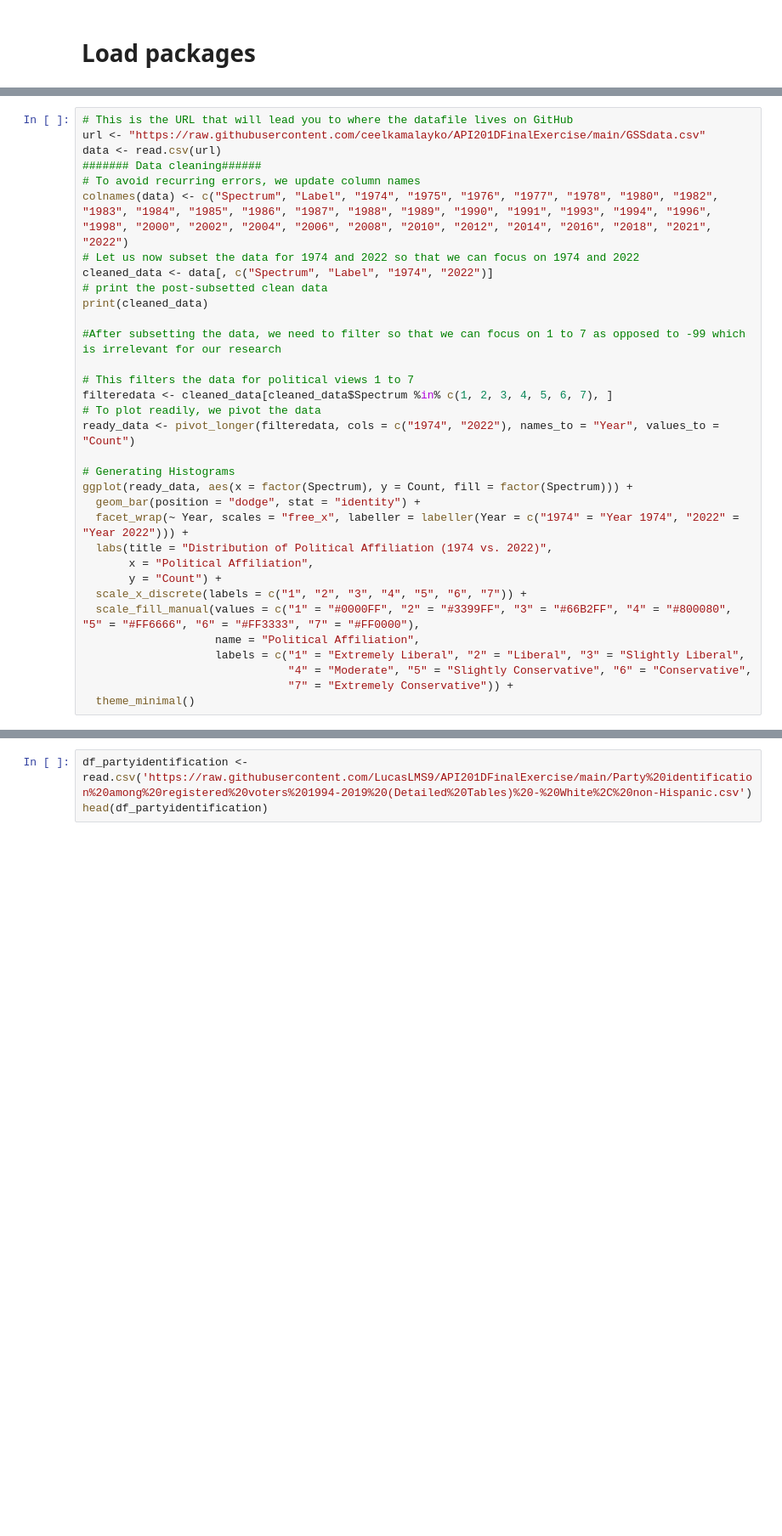
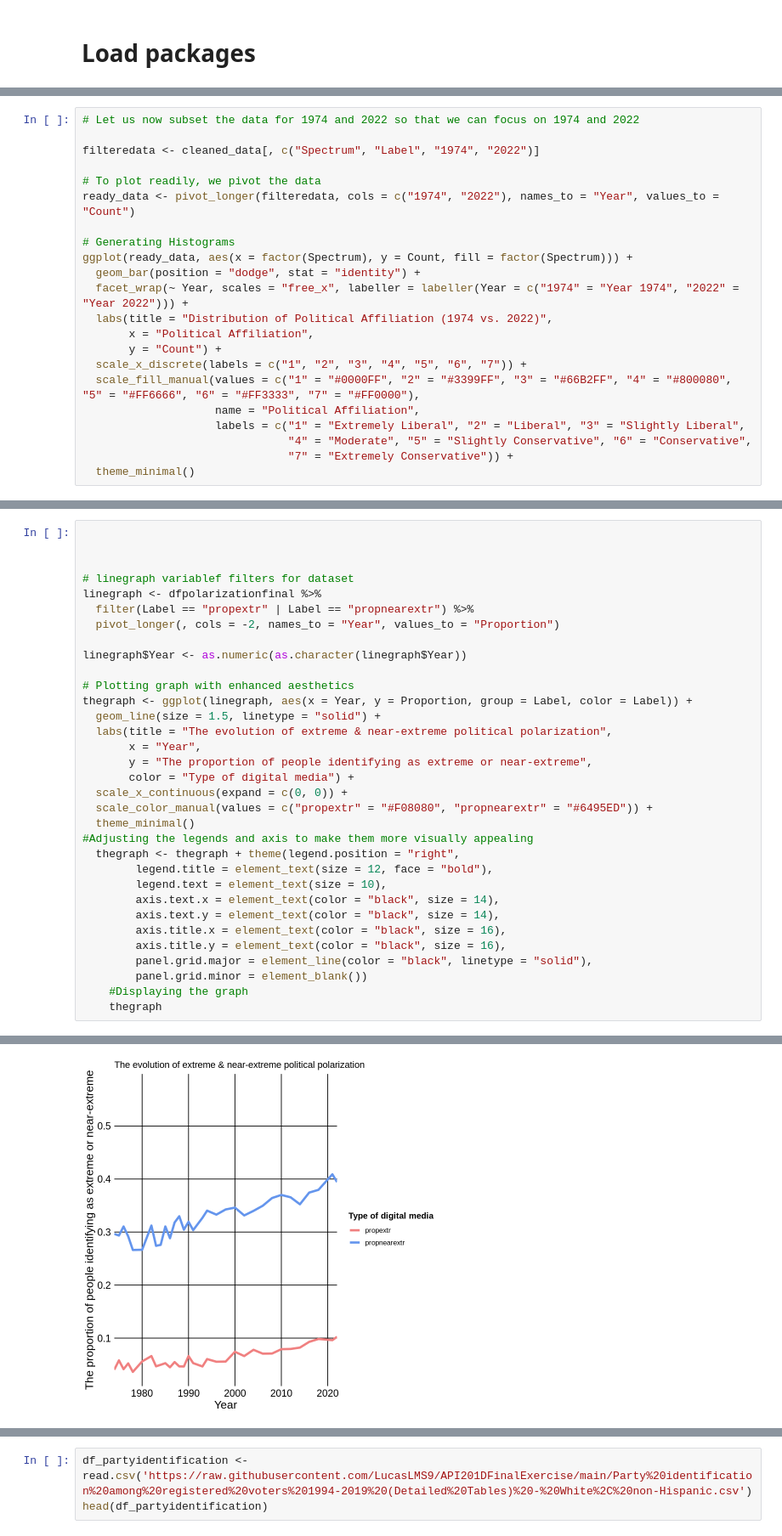
Before and after one commit to ceelkamalayko/API201DFinalExercise, a Jupyter notebook: Final_Exercise_notebook.ipynb, the cells around one changed output, grey strips where cells are left out. Shown at 85% size. Cells and saved outputs as stored; diff of their text form; blank space fills up the shorter version.

```diff
--- a/Final_Exercise_notebook.ipynb
+++ b/Final_Exercise_notebook.ipynb
@@ -21,19 +94,8 @@ ERROR: ignored
 # %%
-# This is the URL that will lead you to where the datafile lives on GitHub
-url <- "https://raw.githubusercontent.com/ceelkamalayko/API201DFinalExercise/main/GSSdata.csv"
-data <- read.csv(url)
-####### Data cleaning######
-# To avoid recurring errors, we update column names
-colnames(data) <- c("Spectrum", "Label", "1974", "1975", "1976", "1977", "1978", "1980", "1982", "1983", "1984", "1985", "1986", "1987", "1988", "1989", "1990", "1991", "1993", "1994", "1996", "1998", "2000", "2002", "2004", "2006", "2008", "2010", "2012", "2014", "2016", "2018", "2021", "2022")
 # Let us now subset the data for 1974 and 2022 so that we can focus on 1974 and 2022
-cleaned_data <- data[, c("Spectrum", "Label", "1974", "2022")]
-# print the post-subsetted clean data
-print(cleaned_data)
 
-#After subsetting the data, we need to filter so that we can focus on 1 to 7 as opposed to -99 which is irrelevant for our research
+filteredata <- cleaned_data[, c("Spectrum", "Label", "1974", "2022")]
 
-# This filters the data for political views 1 to 7
-filteredata <- cleaned_data[cleaned_data$Spectrum %in% c(1, 2, 3, 4, 5, 6, 7), ]
 # To plot readily, we pivot the data
 ready_data <- pivot_longer(filteredata, cols = c("1974", "2022"), names_to = "Year", values_to = "Count")
 
@@ -89,0 +207,34 @@ ggplot(ready_data, aes(x = factor(Year), y = Proportion, fill = factor(Spectrum)
+# %%
+
+
+
+# linegraph variablef filters for dataset
+linegraph <- dfpolarizationfinal %>%
+  filter(Label == "propextr" | Label == "propnearextr") %>%
+  pivot_longer(, cols = -2, names_to = "Year", values_to = "Proportion")
+
+linegraph$Year <- as.numeric(as.character(linegraph$Year))
+
+# Plotting graph with enhanced aesthetics
+thegraph <- ggplot(linegraph, aes(x = Year, y = Proportion, group = Label, color = Label)) +
+  geom_line(size = 1.5, linetype = "solid") +
+  labs(title = "The evolution of extreme & near-extreme political polarization",
+       x = "Year",
+       y = "The proportion of people identifying as extreme or near-extreme",
+       color = "Type of digital media") +
+  scale_x_continuous(expand = c(0, 0)) +
+  scale_color_manual(values = c("propextr" = "#F08080", "propnearextr" = "#6495ED")) +
+  theme_minimal()
+#Adjusting the legends and axis to make them more visually appealing
+  thegraph <- thegraph + theme(legend.position = "right",
+        legend.title = element_text(size = 12, face = "bold"),
+        legend.text = element_text(size = 10),
+        axis.text.x = element_text(color = "black", size = 14),
+        axis.text.y = element_text(color = "black", size = 14),
+        axis.title.x = element_text(color = "black", size = 16),
+        axis.title.y = element_text(color = "black", size = 16),
+        panel.grid.major = element_line(color = "black", linetype = "solid"),
+        panel.grid.minor = element_blank())
+    #Displaying the graph
+    thegraph
+# %% [output]
@@ -89,0 +245 @@ ggplot(ready_data, aes(x = factor(Year), y = Proportion, fill = factor(Spectrum)
+[figure, added]
```
Also changed, not shown: parts of 52 cells of this notebook.
